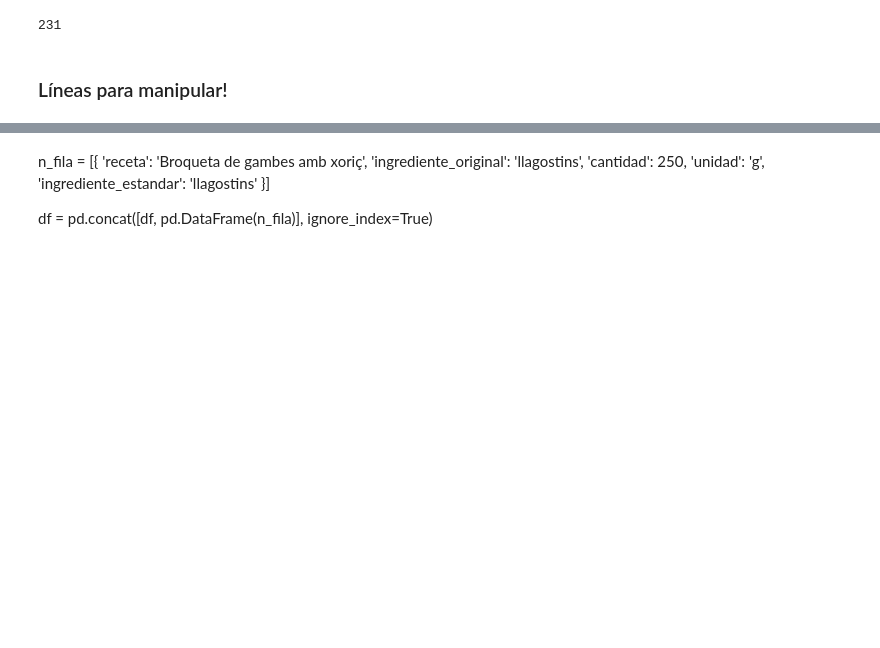
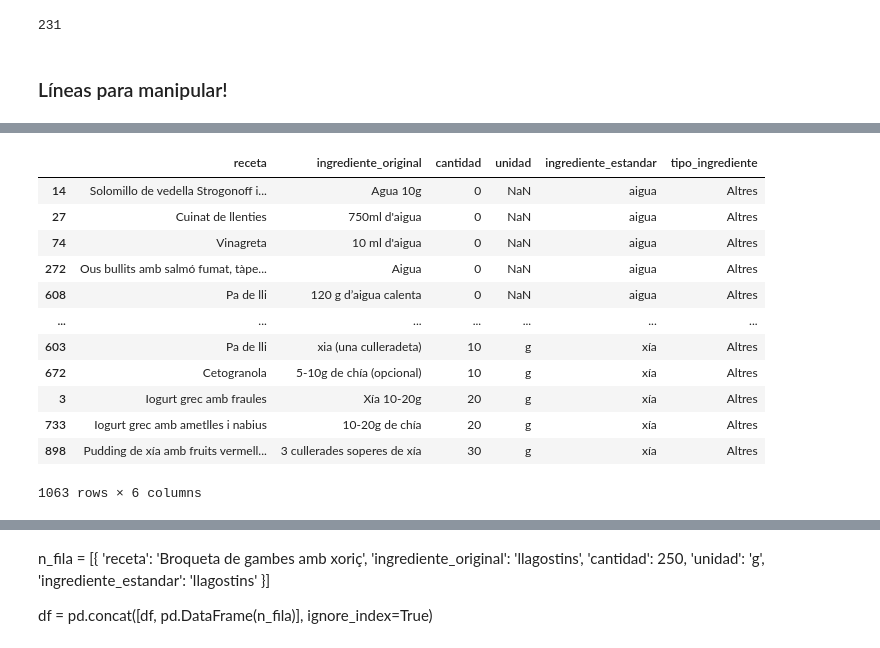
Before and after one commit to TonioDominguez/nutri_test, a Jupyter notebook: estandarizacion_en_detalle.ipynb, the cells around one changed output, grey strips where cells are left out. Drawn from its saved outputs; the diff is of its cells as text; code cells hidden in the pictures; blank space fills up the shorter version.

```diff
--- a/estandarizacion_en_detalle.ipynb
+++ b/estandarizacion_en_detalle.ipynb
@@ -36,3 +37,9 @@ df['ingrediente_estandar'].nunique()
 231
 # %% [markdown]
 ### Líneas para manipular!
+# %%
+for index, row in df.iterrows():
+    if row['ingrediente_estandar'] in condiments:
+        df.at[index, 'tipo_ingrediente'] = 'Condiments'
+    else:
+        df.at[index, 'tipo_ingrediente'] = row['tipo_ingrediente']
@@ -38,0 +60,16 @@ df['ingrediente_estandar'].nunique()
+# %%
+df.sort_values(by=['ingrediente_estandar', 'cantidad'], ascending=[True, True])
+# %% [output]
+|  | receta | ingrediente_original | cantidad | unidad | ingrediente_estandar | tipo_ingrediente |
+| 14 | Solomillo de vedella Strogonoff i... | Agua 10g | 0 | NaN | aigua | Altres |
+| 27 | Cuinat de llenties | 750ml d'aigua | 0 | NaN | aigua | Altres |
+| 74 | Vinagreta | 10 ml d'aigua | 0 | NaN | aigua | Altres |
+| 272 | Ous bullits amb salmó fumat, tàpe... | Aigua | 0 | NaN | aigua | Altres |
+| 608 | Pa de lli | 120 g d’aigua calenta | 0 | NaN | aigua | Altres |
+| ... | ... | ... | ... | ... | ... | ... |
+| 603 | Pa de lli | xia (una culleradeta) | 10 | g | xía | Altres |
+| 672 | Cetogranola | 5-10g de chía (opcional) | 10 | g | xía | Altres |
+| 3 | Iogurt grec amb fraules | Xía 10-20g | 20 | g | xía | Altres |
+| 733 | Iogurt grec amb ametlles i nabius | 10-20g de chía | 20 | g | xía | Altres |
+| 898 | Pudding de xía amb fruits vermell... | 3 cullerades soperes de xía | 30 | g | xía | Altres |
+1063 rows × 6 columns
```
Also changed, not shown: parts of 8 cells of this notebook, 2 other files.
